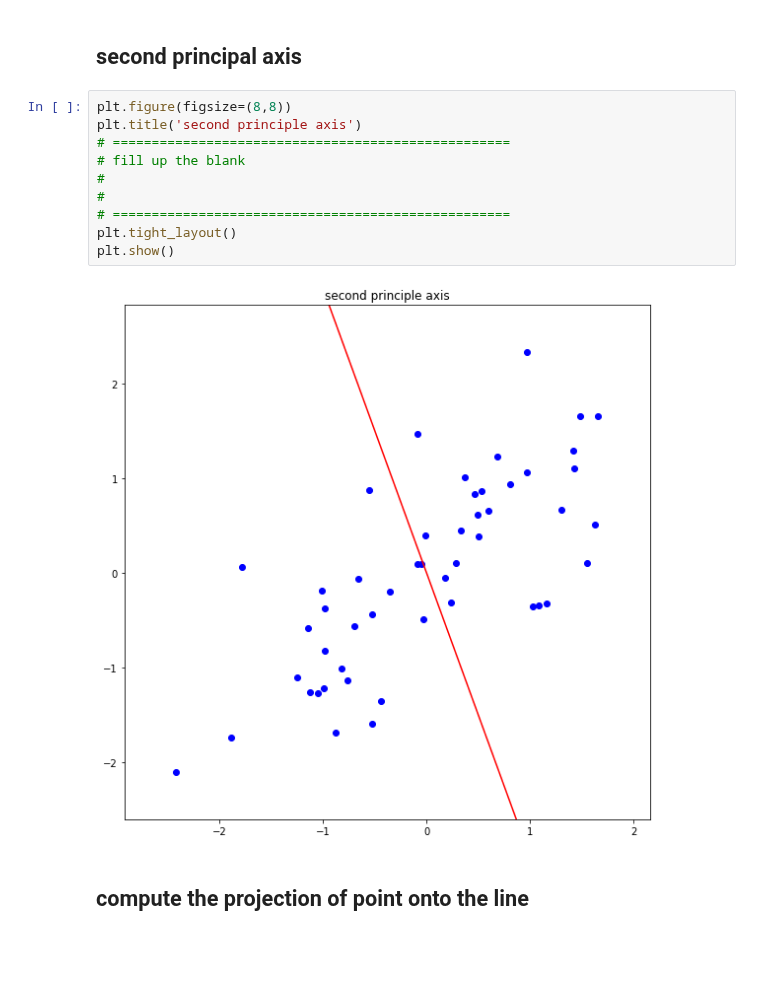
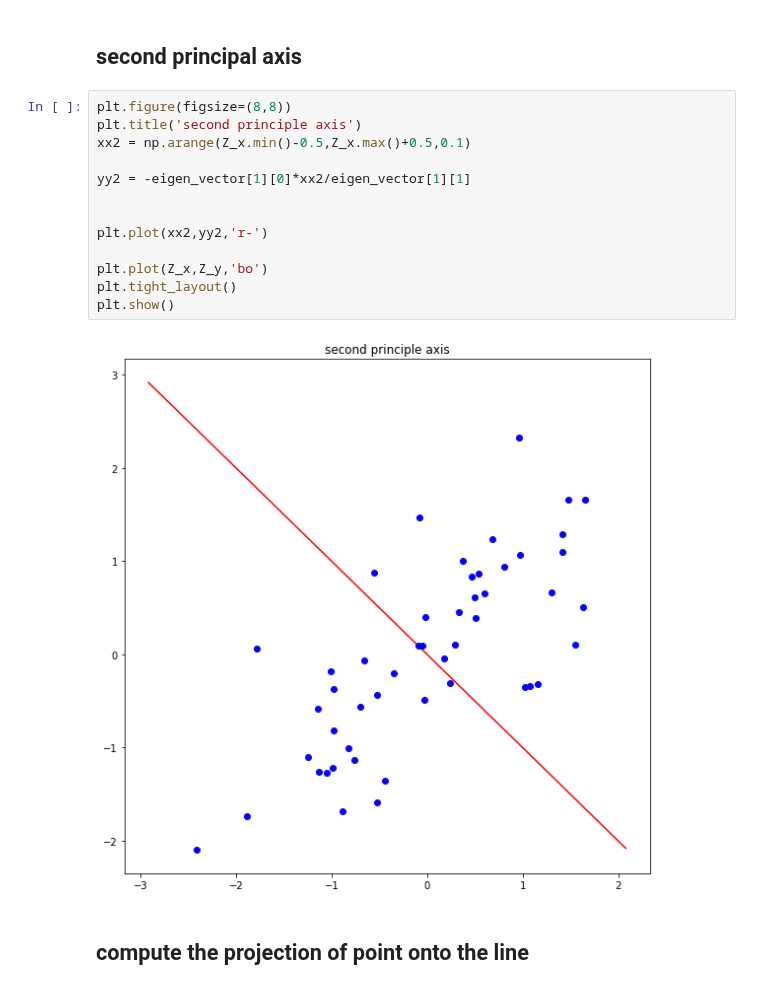
Before and after one commit to math0917/assignment-machine-learning, a Jupyter notebook: 12/assignment_12.ipynb, the cells around one changed output. Drawn from its saved outputs; the diff is of its cells as text; blank space fills up the shorter version.

```diff
--- a/12/assignment_12.ipynb
+++ b/12/assignment_12.ipynb
@@ -108,18 +108,21 @@ plt.show()
 [figure]
 # %% [markdown]
 ## second principal axis
-# %%
-plt.figure(figsize=(8,8))
-plt.title('second principle axis')
-# ===================================================
-# fill up the blank
-#
-#
-# ===================================================
-plt.tight_layout()
-plt.show()
-# %% [output]
-[figure, removed]
+# %%
+plt.figure(figsize=(8,8))
+plt.title('second principle axis')
+xx2 = np.arange(Z_x.min()-0.5,Z_x.max()+0.5,0.1)
+
+yy2 = -eigen_vector[1][0]*xx2/eigen_vector[1][1]
+
+
+plt.plot(xx2,yy2,'r-')
+
+plt.plot(Z_x,Z_y,'bo')
+plt.tight_layout()
+plt.show()
+# %% [output]
+[figure, added]
 # %% [markdown]
 ## compute the projection of point onto the line
 # %%
```
Also changed, not shown: parts of 1 cell of this notebook.
